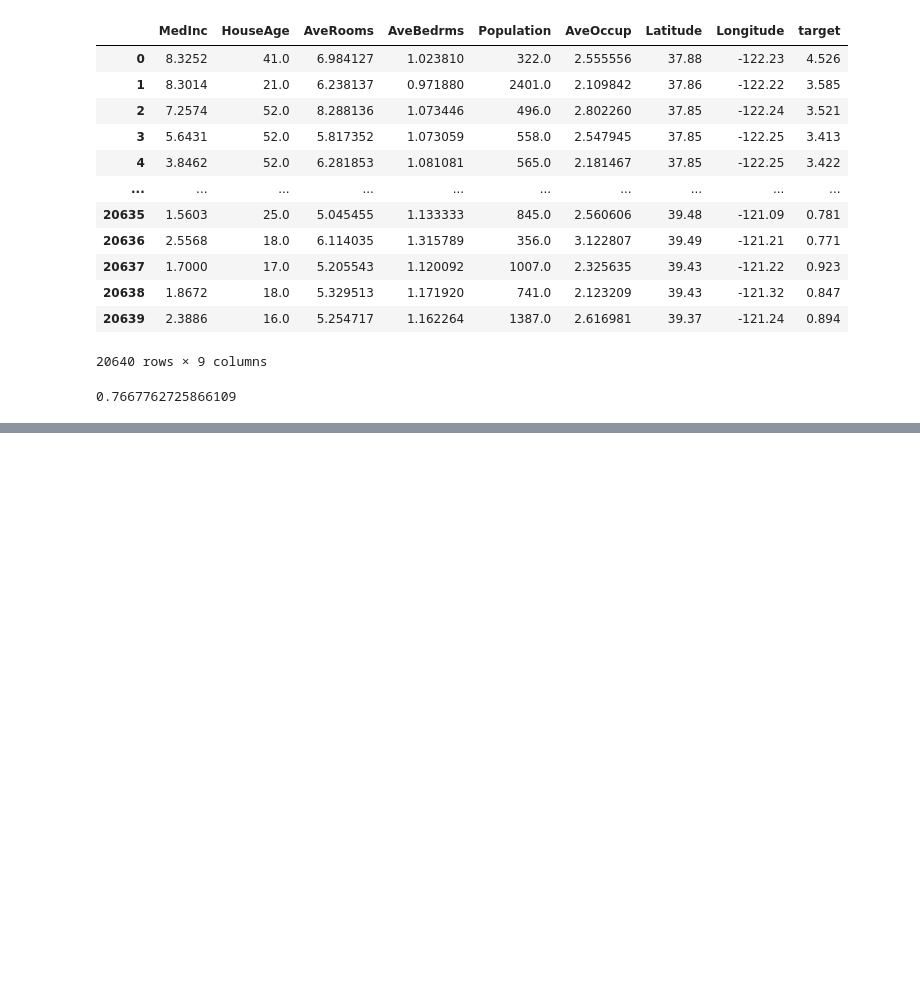
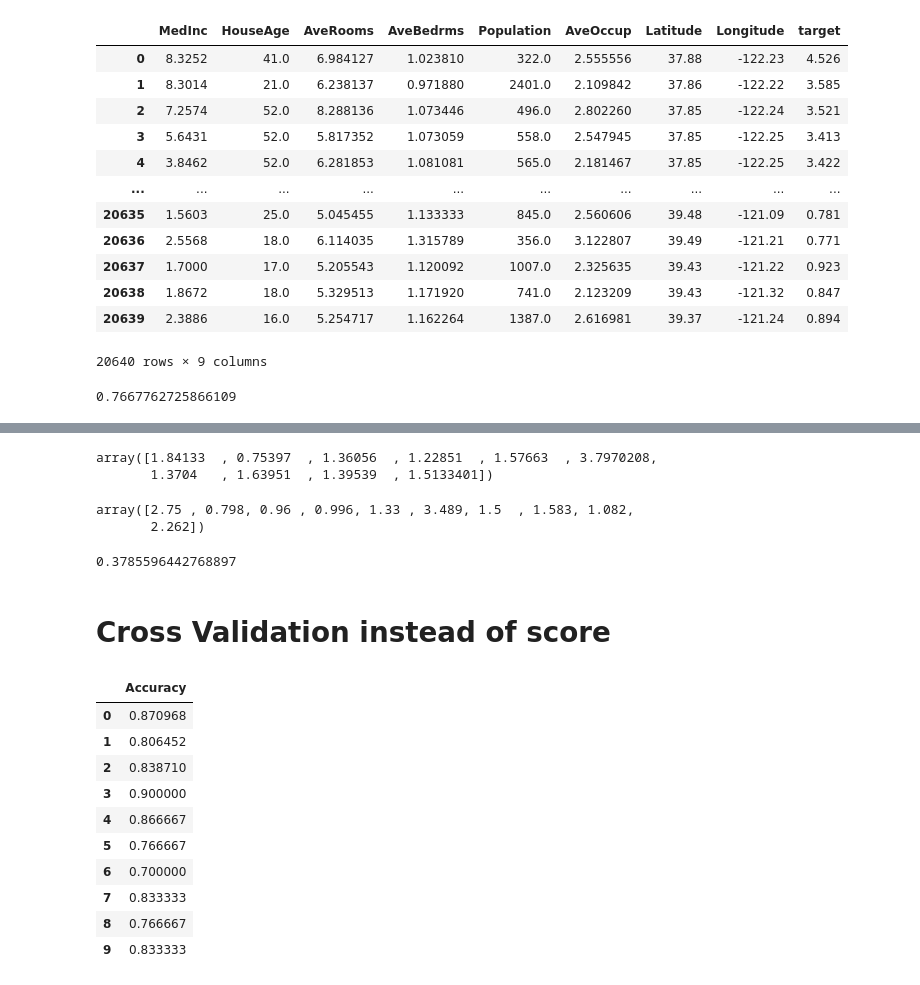
Before and after one commit to abdullahsultan/ML_Understanding, a Jupyter notebook: SciKit-LearnNoteBook.ipynb, the cells around one changed output, grey strips where cells are left out. Cells and saved outputs as stored; diff of their text form; code cells hidden in the pictures; blank space fills up the shorter version.

```diff
--- a/SciKit-LearnNoteBook.ipynb
+++ b/SciKit-LearnNoteBook.ipynb
@@ -354,0 +434,51 @@ clf.score(Xtest, Ytest)
+# %%
+Ypreds[:10]
+# %% [output]
+array([1.84133  , 0.75397  , 1.36056  , 1.22851  , 1.57663  , 3.7970208,
+       1.3704   , 1.63951  , 1.39539  , 1.5133401])
+# %%
+np.array(Ytest[:10])
+# %% [output]
+array([2.75 , 0.798, 0.96 , 0.996, 1.33 , 3.489, 1.5  , 1.583, 1.082,
+       2.262])
+# %%
+#average diff bw prediction and truth
+from sklearn.metrics import mean_absolute_error
+mean_absolute_error(Ytest, Ypreds)
+# %% [output]
+0.3785596442768897
+# %% [markdown]
+# Cross Validation instead of score
+# %%
+from sklearn.ensemble import RandomForestClassifier
+# Random Seed
+np.random.seed(111)
+
+heart_disease = pd.read_csv("heart-disease.csv")
+
+# Create Data
+X = heart_disease.drop("target", axis=1)
+Y= heart_disease["target"]
+
+#Split into test train
+Xtrain, Xtest, Ytrain, Ytest = train_test_split(X,Y, test_size=0.8)
+
+#Instaitate n fit
+clf = RandomForestClassifier()
+clf.fit(Xtrain, Ytrain)
+
+from sklearn.model_selection import cross_val_score
+Accuracies_DF = pd.DataFrame({"Accuracy":np.array(cross_val_score(clf, X, Y, cv = 10))}) # Will select test data from 10 different locations in dataset
+Accuracies_DF
+# %% [output]
+|  | Accuracy |
+| 0 | 0.870968 |
+| 1 | 0.806452 |
+| 2 | 0.838710 |
+| 3 | 0.900000 |
+| 4 | 0.866667 |
+| 5 | 0.766667 |
+| 6 | 0.700000 |
+| 7 | 0.833333 |
+| 8 | 0.766667 |
+| 9 | 0.833333 |
```
Also changed, not shown: parts of 24 cells of this notebook, 1 other file.
